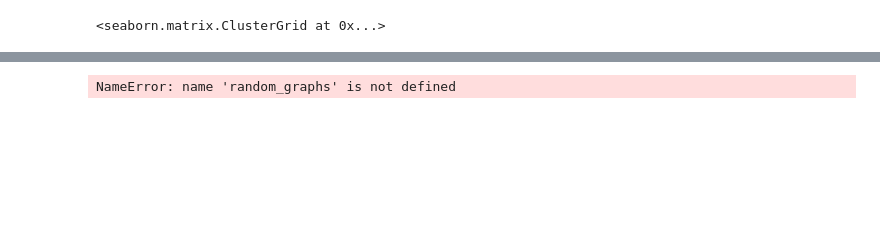
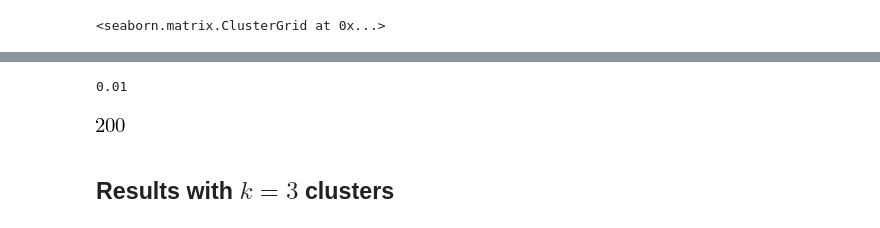
Before and after one commit to mvaz/talk-point-clouds-to-graphs, a Jupyter notebook: main.ipynb, the cells around one changed output, grey strips where cells are left out. Cells and saved outputs as stored; diff of their text form; code cells hidden in the pictures; blank space fills up the shorter version.

```diff
--- a/main.ipynb
+++ b/main.ipynb
@@ -261,0 +268,9 @@ sns.clustermap(create_adjacency_matrix(similarity, num_neighbours=10))
+# %%
+# Perform a dimensionality reduction
+
+k = 3
+F = eig_vecs[:,sorted_inds[0:k]]
+
+# Do k-means on the reduced space
+k_means_3_labels, k_means_3_cluster_centers = do_kmeans(F, n_clusters=3)
+ind_3 = np.argsort(k_means_3_labels)
@@ -273,11 +299,0 @@ F = eig_vecs[:,sorted_inds[0:3]]
-# %%
-%matplotlib notebook
-# Now perform k-means in this more amenable space
-k_means_3 = KMeans(init='k-means++', n_clusters=3, n_init=10)
-k_means_3.fit(F)
-k_means_3_labels = k_means_3.labels_
-k_means_3_cluster_centers = k_means_3.cluster_centers_
-
-ind_3 = np.argsort(k_means_3_labels)
-
-plt.imshow(similarity[ind_3].T[ind_3])
@@ -306,4 +299,0 @@ random_graphs.empty_graph = empty_eventfulgraph_hook(sleep=0.01)
-# %%
-g = random_graphs.powerlaw_cluster_graph(70, 3, 0.7);
-# %% [output]
-NameError: name 'random_graphs' is not defined
@@ -311,0 +300,7 @@ g.node[1]['fill'] = '#770000'
+# %%
+g0 = random_graphs.empty_graph()
+g0.add_nodes_from(g)
+for v in g.edges_iter():
+    g0.add_edge(v[0], v[1])
+# %% [output]
+0.01
@@ -311,0 +315,6 @@ g.node[1]['fill'] = '#770000'
+# %%
+len(k_means_3_labels)
+# %% [output]
+[figure, added]
+# %% [markdown]
+## Results with $k=3$ clusters
```
Also changed, not shown: parts of 43 cells of this notebook, 4 other files.
